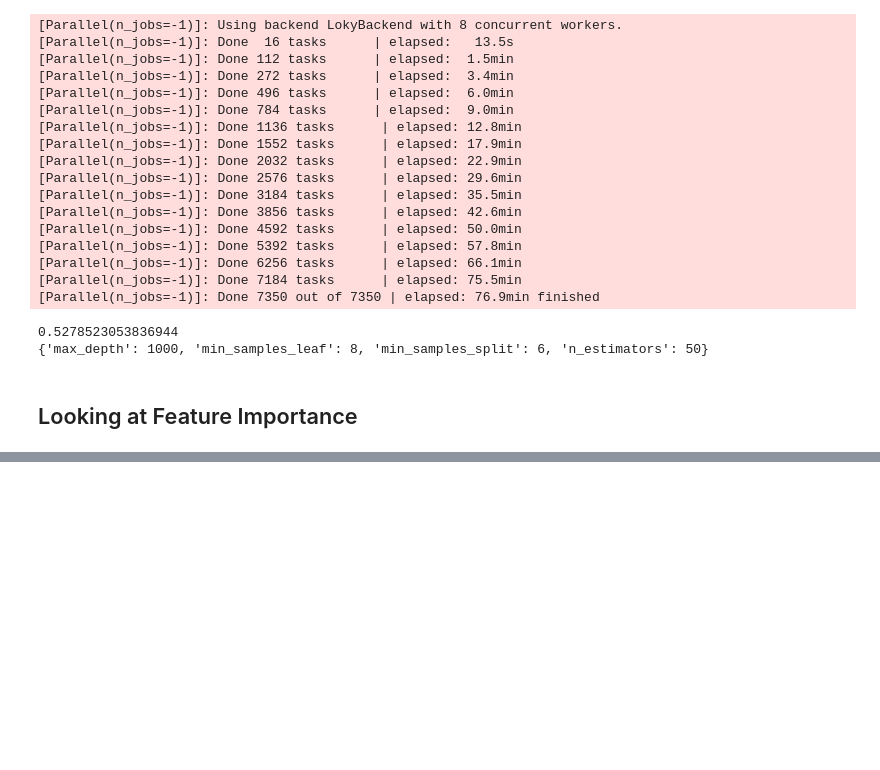
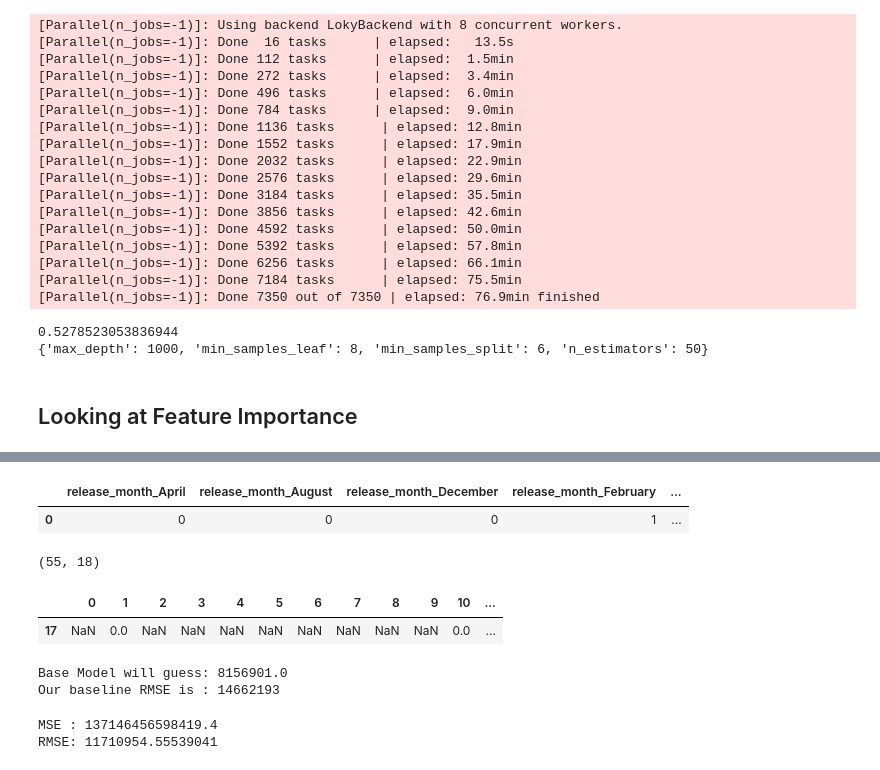
Before and after one commit to Tyler-Owen-Morris/film-revenue-predictor, a Jupyter notebook: src/Feature_Engineering_&_Modeling.ipynb, the cells around one changed output, grey strips where cells are left out. Drawn from its saved outputs; the diff is of its cells as text; code cells hidden in the pictures; blank space fills up the shorter version.

Commit message:
updating data files

```diff
--- a/src/Feature_Engineering_&_Modeling.ipynb
+++ b/src/Feature_Engineering_&_Modeling.ipynb
@@ -527,0 +556,8 @@ Text(0.5, 1.0, 'Feature Importance for Random Forest Regression')
+# %%
+#--This line reads in the validation set without running it through the prep pipeline
+#validation_set = pd.read_csv('../data/IMDB_mine_data_2020.csv')
+
+#-- This is meant to allow you to run it through the DF pipeline --
+#-- Then simply copy it into this section to run the validation on the trained model --
+validation_set = films.copy()
+validation_set.head(1)
@@ -527,0 +567,54 @@ Text(0.5, 1.0, 'Feature Importance for Random Forest Regression')
+# %%
+# stealing a little trick from the web app to get this into the model properly.
+dummy_blank = pd.read_csv('../data/dummy_blank.csv', index_col=0)
+
+dummy_blank.iloc[0, dummy_blank.columns.get_loc('release_month_'+validation_set['release_month'][0]) ] = 1
+dummy_blank.iloc[0, dummy_blank.columns.get_loc('actor1_class_'+validation_set['actor1_class'][0]) ] = 1
+dummy_blank.iloc[0, dummy_blank.columns.get_loc('actor2_class_'+validation_set['actor2_class'][0]) ] = 1
+dummy_blank.iloc[0, dummy_blank.columns.get_loc('actor3_class_'+validation_set['actor3_class'][0]) ] = 1
+if validation_set['rating'][0] == 'not-rated':
+    dummy_blank.iloc[0, dummy_blank.columns.get_loc('rating_'+'Not Rated') ] = 1
+else:
+    dummy_blank.iloc[0, dummy_blank.columns.get_loc('rating_'+validation_set['rating'][0]) ] = 1
+
+dummy_blank.head()
+# %% [output]
+|  | release_month_April | release_month_August | release_month_December | release_month_February | ... |
+| 0 | 0 | 0 | 0 | 1 | ... |
+# %%
+#pull the columns we want from the main DF
+use_cols = validation_set[['budget','action','adventure','animated','biography','drama','documentary','comedy','crime',
+                        'fantasy','family','musical','horror','war','mystery','sci-fi','thriller','romance']]
+                        #actor1_popularity', 'actor2_popularity', 'actor3_popularity', 'actor4_popularity']]
+use_cols.sample(1)
+use_cols.shape
+# %% [output]
+(55, 18)
+# %%
+# generate the hash vectors for our filtered dataframe
+# do not declare a new object, use the one from the training to transform
+vector = vectorizer.transform(validation_set['train_string'].to_numpy())
+vec_df = pd.DataFrame.sparse.from_spmatrix(vector)
+vec_df.sample(1)
+# %% [output]
+|  | 0 | 1 | 2 | 3 | 4 | 5 | 6 | 7 | 8 | 9 | 10 | ... |
+| 17 | NaN | 0.0 | NaN | NaN | NaN | NaN | NaN | NaN | NaN | NaN | 0.0 | ... |
+# %%
+# split into data and target
+y = validation_set['opening_wknd']
+X = pd.concat([use_cols, dummy_blank, vec_df], axis=1, sort=False)
+X.shape, y.shape
+
+dum_guess = round(validation_set['opening_wknd'].mean())
+print("Base Model will guess: "+ str(dum_guess))
+print("Our baseline RMSE is : " + str(round(sqrt(mean_squared_error(y, np.full(y.shape,dum_guess))))))
+# %% [output]
+Base Model will guess: 8156901.0
+Our baseline RMSE is : 14662193
+# %%
+preds_gb = model_g.predict(X.fillna(0))
+print("MSE : " + str(mean_squared_error(y, preds_gb)))
+print("RMSE: " + str(sqrt(mean_squared_error(y, preds_gb))))
+# %% [output]
+MSE : 137146456598419.4
+RMSE: 11710954.55539041
```
Also changed, not shown: parts of 20 cells of this notebook, 5 other files.
